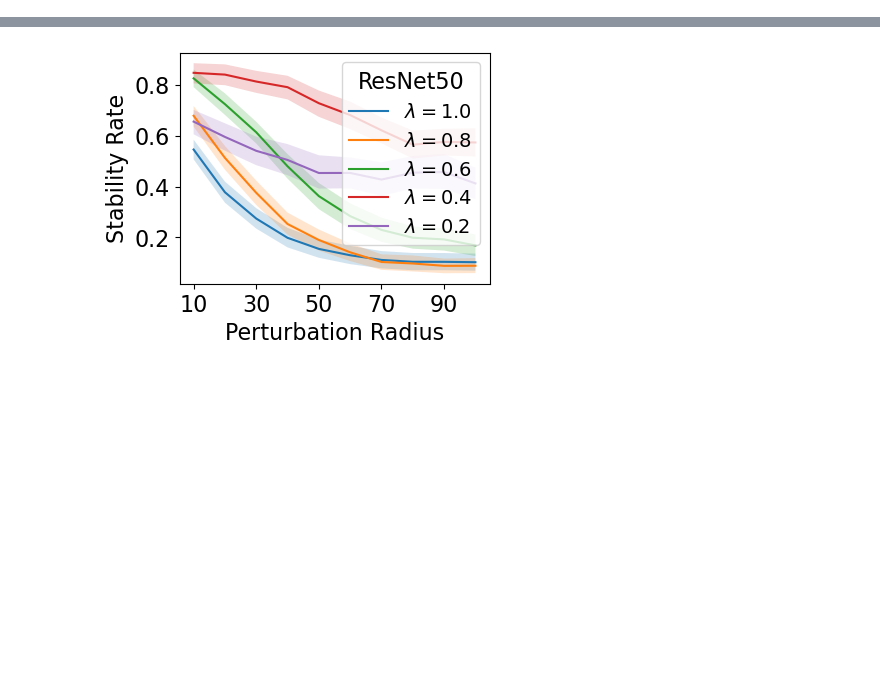
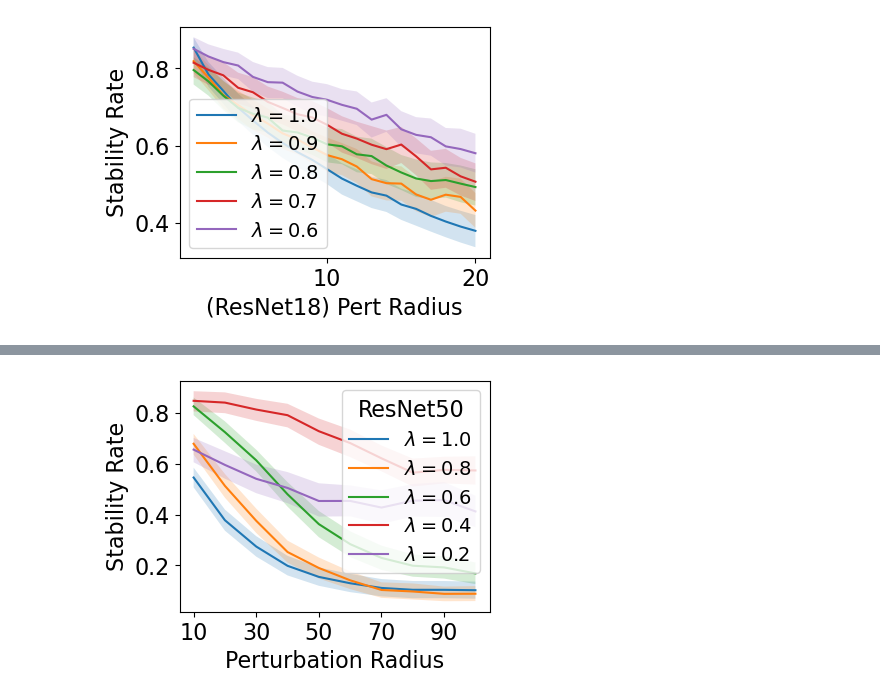
Before and after one commit to helenjin/soft_stability, a Jupyter notebook: notebooks/plot_stability_vs_smoothing.ipynb, the cells around one changed output, grey strips where cells are left out. Cells and saved outputs as stored; diff of their text form; code cells hidden in the pictures; blank space fills up the shorter version.

Commit message:
some new stability vs smoothing stuff

```diff
--- a/notebooks/plot_stability_vs_smoothing.ipynb
+++ b/notebooks/plot_stability_vs_smoothing.ipynb
@@ -11,8 +11,8 @@ with open(f"../scripts/_cache/resnet18_imagenet_2_per_class_stability_vs_smoothi
 with open(f"../scripts/_cache/resnet50_imagenet_2_per_class_stability_vs_smoothing.json") as f:
     resnet50_saved = json.load(f)
 
-with open(f"../scripts/_cache/vit_imagenet_2_per_class_stability_vs_smoothing.json") as f:
-    vit_saved = json.load(f)
+# with open(f"../scripts/_cache/vit_imagenet_2_per_class_stability_vs_smoothing.json") as f:
+#     vit_saved = json.load(f)
 
-with open(f"../scripts/_cache/roberta_tweeteval_sentiment_stability_vs_smoothing.json") as f:
-    roberta_saved = json.load(f)
+# with open(f"../scripts/_cache/roberta_tweeteval_sentiment_stability_vs_smoothing.json") as f:
+#     roberta_saved = json.load(f)
@@ -50,0 +19,32 @@ def make_plot(saved, title, legend_loc=None, fs=16, xticks=None):
+# %%
+def make_plot(saved, title, radii=None, xticks=None, legend_loc=None, fs=16):
+    lambda_to_rates = saved["lambda_to_rates"]
+    radius_inds = [saved["radii"].index(r) for r in radii]
+
+    fig, ax = plt.subplots(figsize=(4,3))
+    for lam in [1.0, 0.9, 0.8, 0.7, 0.6]:
+        all_curves = np.array(lambda_to_rates[f"{lam:.3f}"])
+        all_curves = all_curves[:,radius_inds]
+        mean, lb, ub = bootstrap_mean_and_ci(all_curves)
+        ax.plot(radii, mean, label=f"$\lambda = {lam:.1f}$")
+        ax.fill_between(radii, lb, ub, alpha=0.2)
+
+    ax.set_ylabel("Stability Rate", fontsize=fs)
+    ax.set_xlabel(f"({title}) Pert Radius", fontsize=fs)
+    ax.tick_params(axis="both", labelsize=fs)
+    if xticks is not None:
+        ax.set_xticks(xticks)
+
+    # title = None
+    ax.legend(
+        # title=title,
+        loc=legend_loc,
+        title_fontsize=fs,
+        fontsize=fs-2,
+        ncol=1,
+    )
+    return fig
+# %%
+fig = make_plot(resnet18_saved, "ResNet18", list(range(1,21)))
+# %% [output]
+[figure, added]
```
Also changed, not shown: parts of 4 cells of this notebook, 5 other files.
